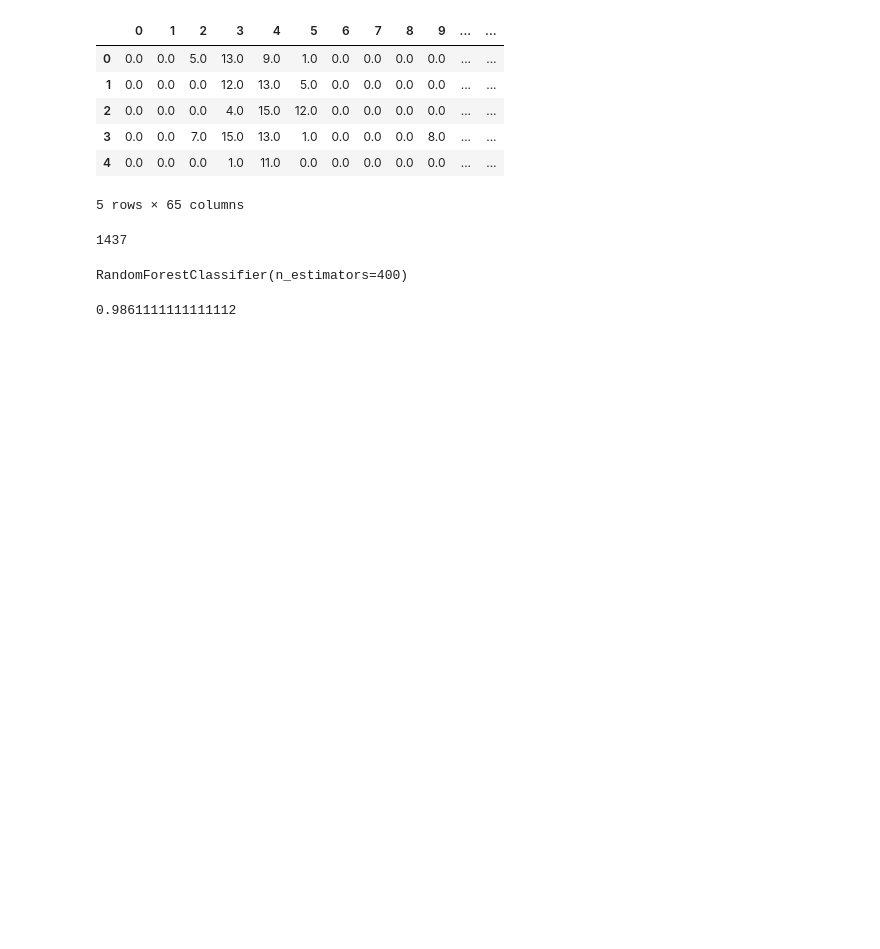
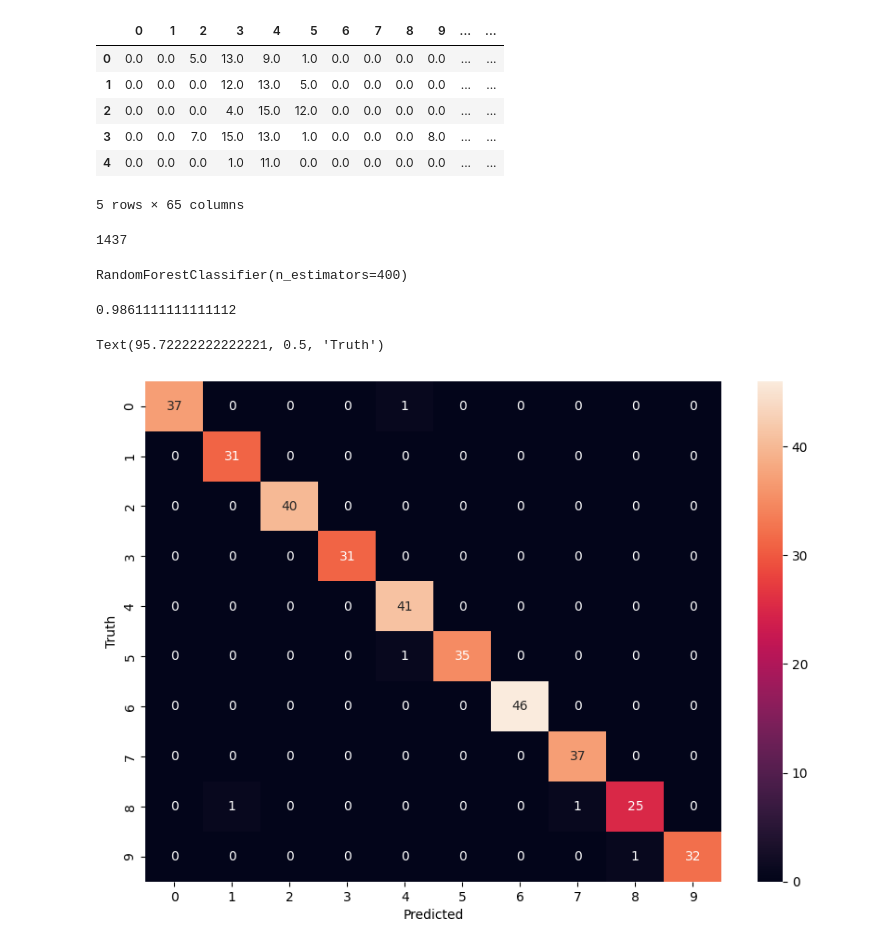
Before and after one commit to WillowsCosmic/Machine-learning-in-Python, a Jupyter notebook: Random Forest.ipynb, the cells around one changed output. Cells and saved outputs as stored; diff of their text form; code cells hidden in the pictures; blank space fills up the shorter version.

```diff
--- a/Random Forest.ipynb
+++ b/Random Forest.ipynb
@@ -61,9 +61,12 @@ y_predicted = model.predict(X_test)
 # %%
 from sklearn.metrics import confusion_matrix
 cm = confusion_matrix(y_test,y_predicted)
 %matplotlib inline
 import seaborn as sn
 plt.figure(figsize = (10,7))
-sn.heatmap(cm,annot=true)
+sn.heatmap(cm,annot=True)
 plt.xlabel('Predicted')
-plt.ylabel('Predicted')
+plt.ylabel('Truth')
+# %% [output]
+Text(95.72222222222221, 0.5, 'Truth')
+[figure, added]
```
